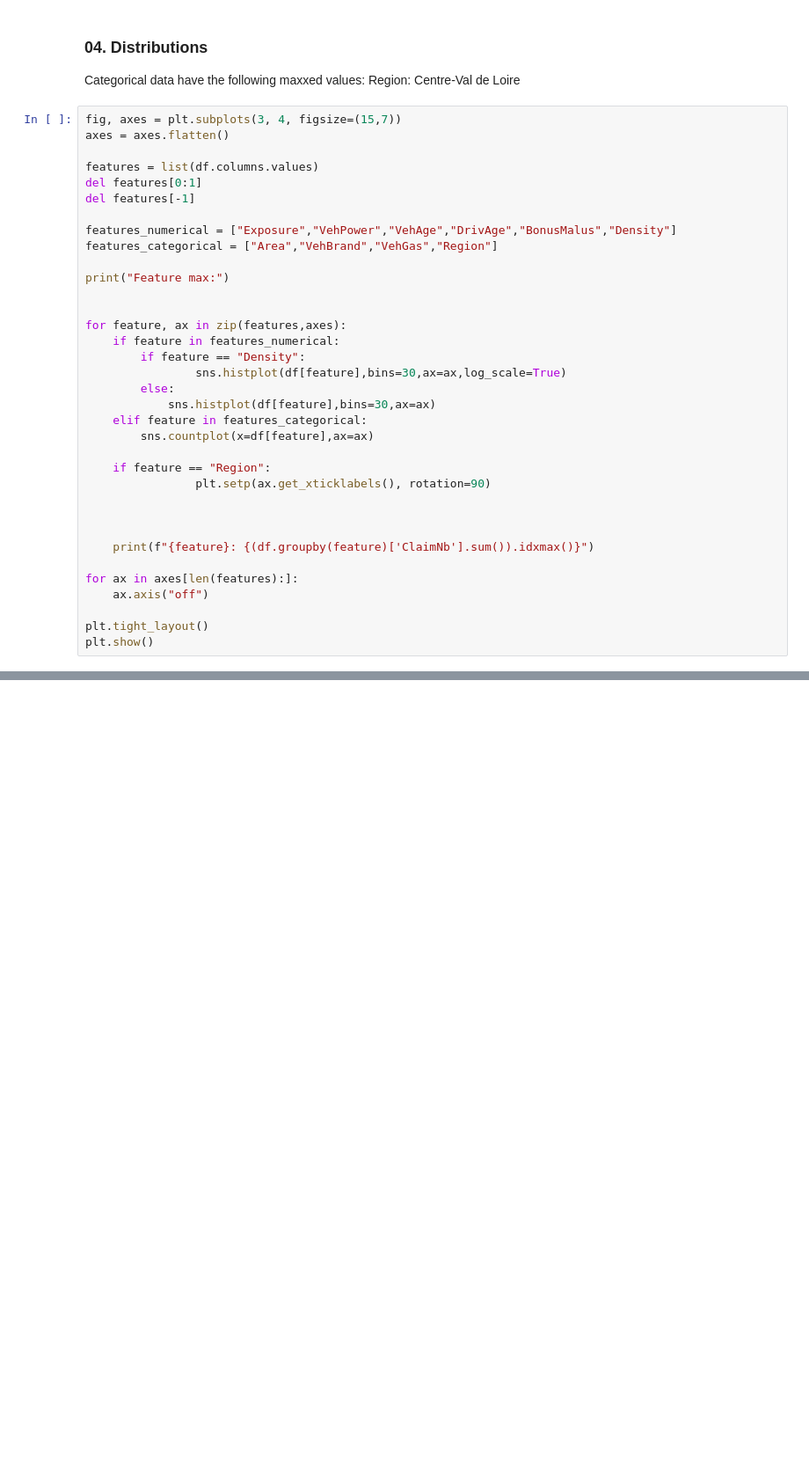
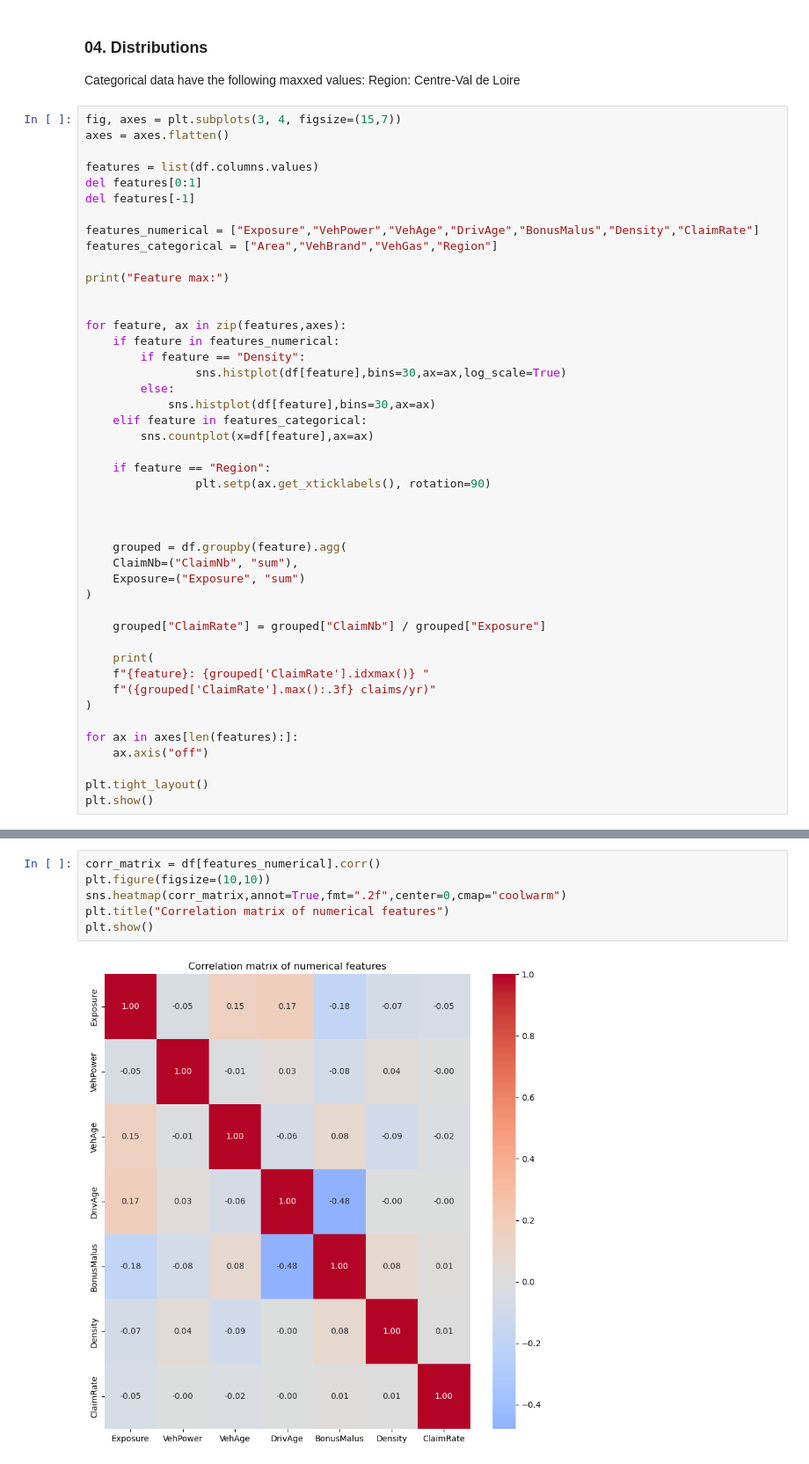
Before and after one commit to oscarpurrington/motor-insurance-modelling, a Jupyter notebook: 0_eda.ipynb, the cells around one changed output, grey strips where cells are left out. Shown at 88% size. Cells and saved outputs as stored; diff of their text form; blank space fills up the shorter version.

Commit message:
Further EDA with Claim Rate analysis
Generated correlation matrix between numerical features - no linear correlation noticed. Began analysis on Claim Rate vs Features (Namely DrivAge)

```diff
--- a/0_eda.ipynb
+++ b/0_eda.ipynb
@@ -86,7 +87,7 @@ features = list(df.columns.values)
 del features[0:1]
 del features[-1]
 
-features_numerical = ["Exposure","VehPower","VehAge","DrivAge","BonusMalus","Density"]
+features_numerical = ["Exposure","VehPower","VehAge","DrivAge","BonusMalus","Density","ClaimRate"]
 features_categorical = ["Area","VehBrand","VehGas","Region"]
 
 print("Feature max:")
@@ -106,7 +107,17 @@ for feature, ax in zip(features,axes):
 
 
 
-    print(f"{feature}: {(df.groupby(feature)['ClaimNb'].sum()).idxmax()}")
+    grouped = df.groupby(feature).agg(
+    ClaimNb=("ClaimNb", "sum"),
+    Exposure=("Exposure", "sum")
+)
+
+    grouped["ClaimRate"] = grouped["ClaimNb"] / grouped["Exposure"]
+
+    print(
+    f"{feature}: {grouped['ClaimRate'].idxmax()} "
+    f"({grouped['ClaimRate'].max():.3f} claims/yr)"
+)
 
 for ax in axes[len(features):]:
     ax.axis("off")
@@ -128,0 +158,8 @@ Region: R24
+# %%
+corr_matrix = df[features_numerical].corr()
+plt.figure(figsize=(10,10))
+sns.heatmap(corr_matrix,annot=True,fmt=".2f",center=0,cmap="coolwarm")
+plt.title("Correlation matrix of numerical features")
+plt.show()
+# %% [output]
+[figure, added]
```
Also changed, not shown: parts of 9 cells of this notebook.
